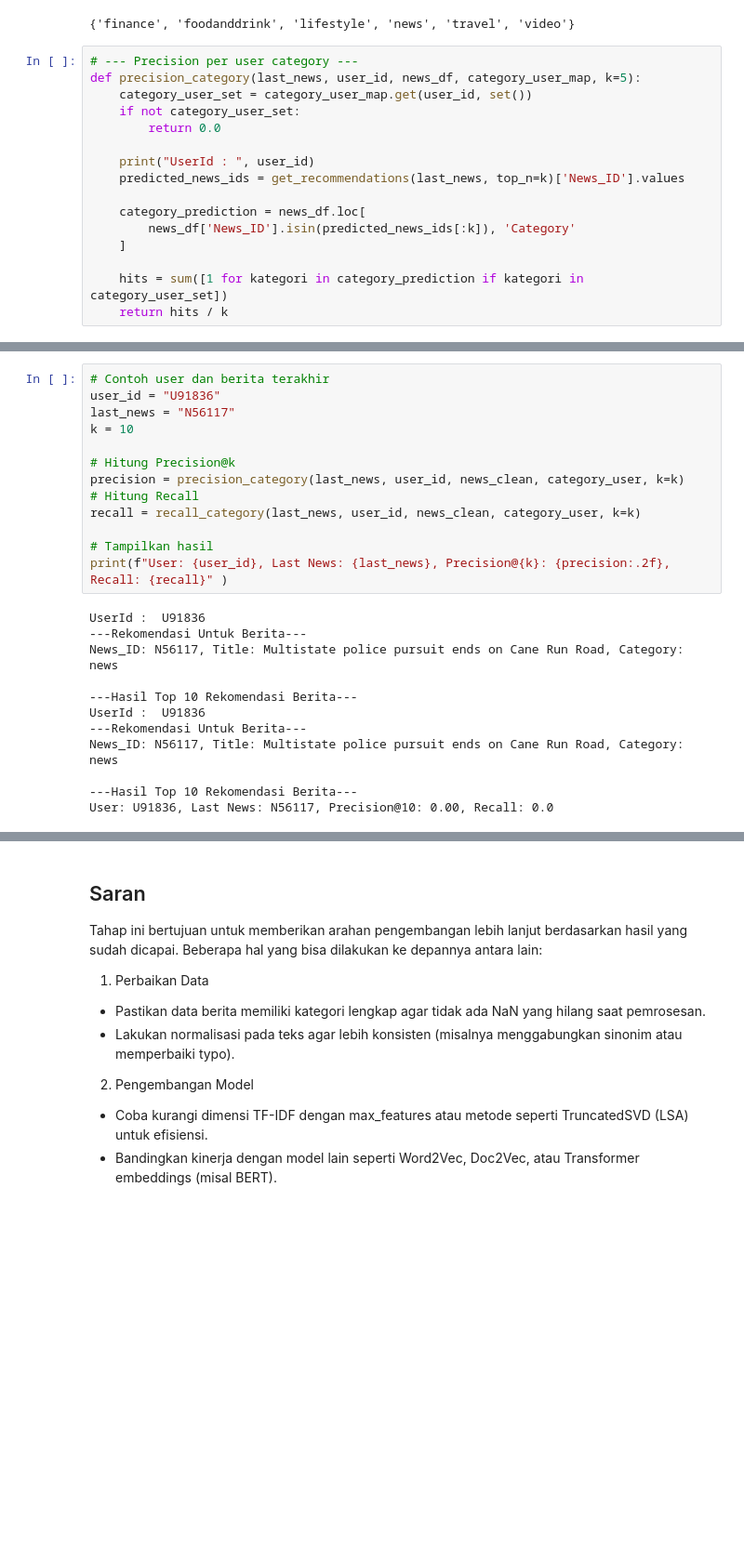
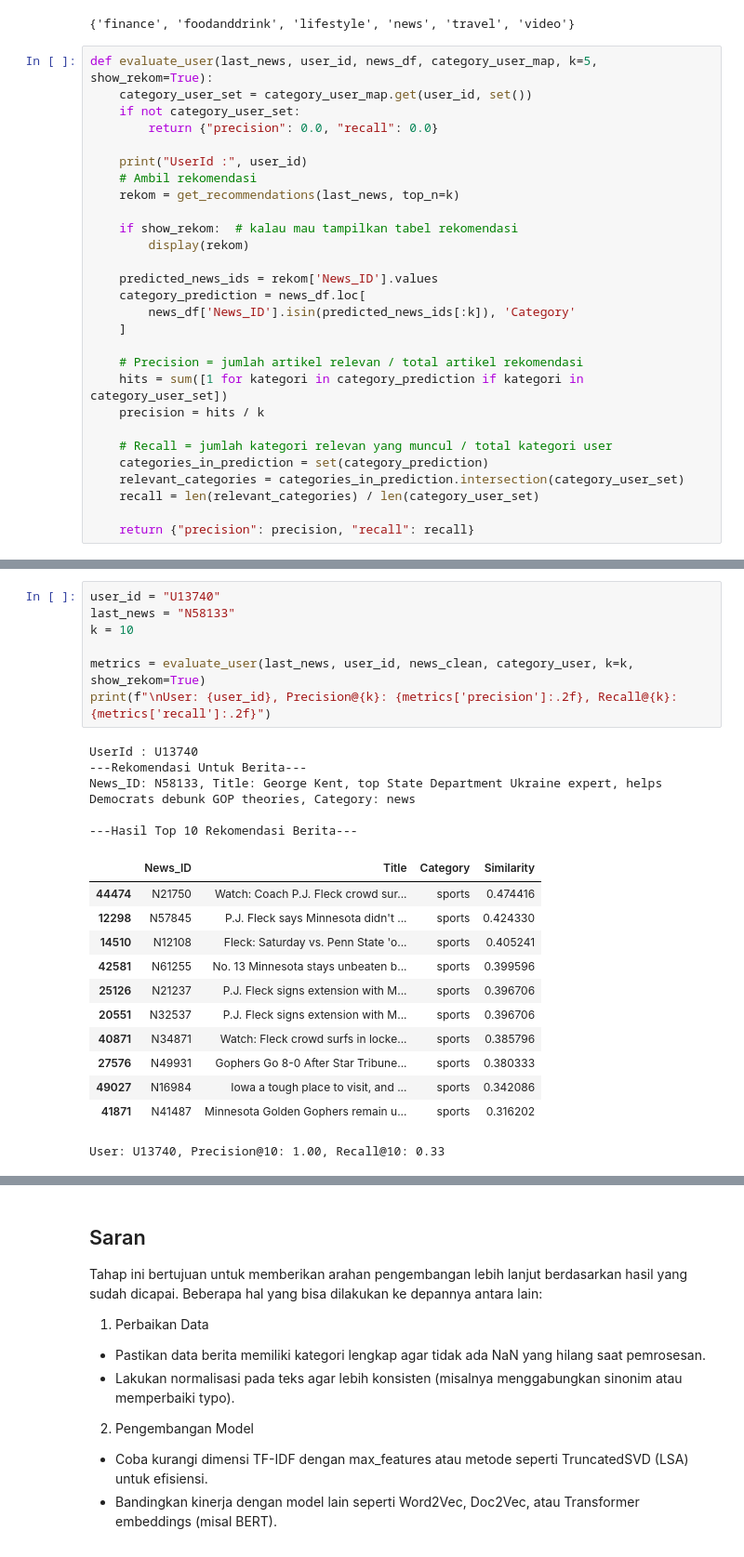
Before and after one commit to atifa1110/MIND-Recommendation, a Jupyter notebook: News_Recommendation_System.ipynb, the cells around one changed output, grey strips where cells are left out. Shown at 93% size. Saved outputs shown, nothing was run; the diff lists cells and outputs as text; blank space fills up the shorter version.

```diff
--- a/News_Recommendation_System.ipynb
+++ b/News_Recommendation_System.ipynb
@@ -691,18 +691,30 @@ category_user.get("U91836", "User tidak ditemukan")
 # %% [output]
 {'finance', 'foodanddrink', 'lifestyle', 'news', 'travel', 'video'}
 # %%
-# --- Precision per user category ---
-def precision_category(last_news, user_id, news_df, category_user_map, k=5):
+def evaluate_user(last_news, user_id, news_df, category_user_map, k=5, show_rekom=True):
     category_user_set = category_user_map.get(user_id, set())
     if not category_user_set:
-        return 0.0
+        return {"precision": 0.0, "recall": 0.0}
 
-    print("UserId : ", user_id)
-    predicted_news_ids = get_recommendations(last_news, top_n=k)['News_ID'].values
+    print("UserId :", user_id)
+    # Ambil rekomendasi
+    rekom = get_recommendations(last_news, top_n=k)
 
+    if show_rekom:  # kalau mau tampilkan tabel rekomendasi
+        display(rekom)
+
+    predicted_news_ids = rekom['News_ID'].values
     category_prediction = news_df.loc[
         news_df['News_ID'].isin(predicted_news_ids[:k]), 'Category'
     ]
 
+    # Precision = jumlah artikel relevan / total artikel rekomendasi
     hits = sum([1 for kategori in category_prediction if kategori in category_user_set])
-    return hits / k
+    precision = hits / k
+
+    # Recall = jumlah kategori relevan yang muncul / total kategori user
+    categories_in_prediction = set(category_prediction)
+    relevant_categories = categories_in_prediction.intersection(category_user_set)
+    recall = len(relevant_categories) / len(category_user_set)
+
+    return {"precision": precision, "recall": recall}
@@ -730,26 +721,26 @@ def recall_category(last_news, user_id, news_df, category_user_map, k=5):
 # %%
-# Contoh user dan berita terakhir
-user_id = "U91836"
-last_news = "N56117"
+user_id = "U13740"
+last_news = "N58133"
 k = 10
 
-# Hitung Precision@k
-precision = precision_category(last_news, user_id, news_clean, category_user, k=k)
-# Hitung Recall
-recall = recall_category(last_news, user_id, news_clean, category_user, k=k)
-
-# Tampilkan hasil
-print(f"User: {user_id}, Last News: {last_news}, Precision@{k}: {precision:.2f}, Recall: {recall}" )
+metrics = evaluate_user(last_news, user_id, news_clean, category_user, k=k, show_rekom=True)
+print(f"\nUser: {user_id}, Precision@{k}: {metrics['precision']:.2f}, Recall@{k}: {metrics['recall']:.2f}")
 # %% [output]
-UserId :  U91836
+UserId : U13740
 ---Rekomendasi Untuk Berita---
-News_ID: N56117, Title: Multistate police pursuit ends on Cane Run Road, Category: news
+News_ID: N58133, Title: George Kent, top State Department Ukraine expert, helps Democrats debunk GOP theories, Category: news
 
 ---Hasil Top 10 Rekomendasi Berita---
-UserId :  U91836
----Rekomendasi Untuk Berita---
-News_ID: N56117, Title: Multistate police pursuit ends on Cane Run Road, Category: news
-
----Hasil Top 10 Rekomendasi Berita---
-User: U91836, Last News: N56117, Precision@10: 0.00, Recall: 0.0
+|  | News_ID | Title | Category | Similarity |
+| 44474 | N21750 | Watch: Coach P.J. Fleck crowd sur... | sports | 0.474416 |
+| 12298 | N57845 | P.J. Fleck says Minnesota didn't ... | sports | 0.424330 |
+| 14510 | N12108 | Fleck: Saturday vs. Penn State 'o... | sports | 0.405241 |
+| 42581 | N61255 | No. 13 Minnesota stays unbeaten b... | sports | 0.399596 |
+| 25126 | N21237 | P.J. Fleck signs extension with M... | sports | 0.396706 |
+| 20551 | N32537 | P.J. Fleck signs extension with M... | sports | 0.396706 |
+| 40871 | N34871 | Watch: Fleck crowd surfs in locke... | sports | 0.385796 |
+| 27576 | N49931 | Gophers Go 8-0 After Star Tribune... | sports | 0.380333 |
+| 49027 | N16984 | Iowa a tough place to visit, and ... | sports | 0.342086 |
+| 41871 | N41487 | Minnesota Golden Gophers remain u... | sports | 0.316202 |
+User: U13740, Precision@10: 1.00, Recall@10: 0.33
 # %%
```
Also changed, not shown: parts of 14 cells of this notebook, 5 other files.
